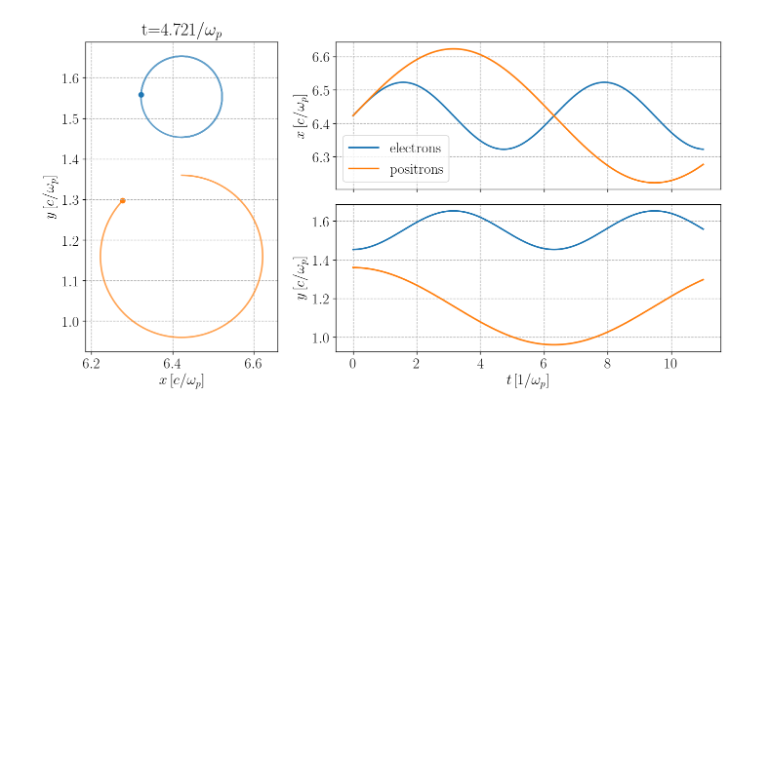
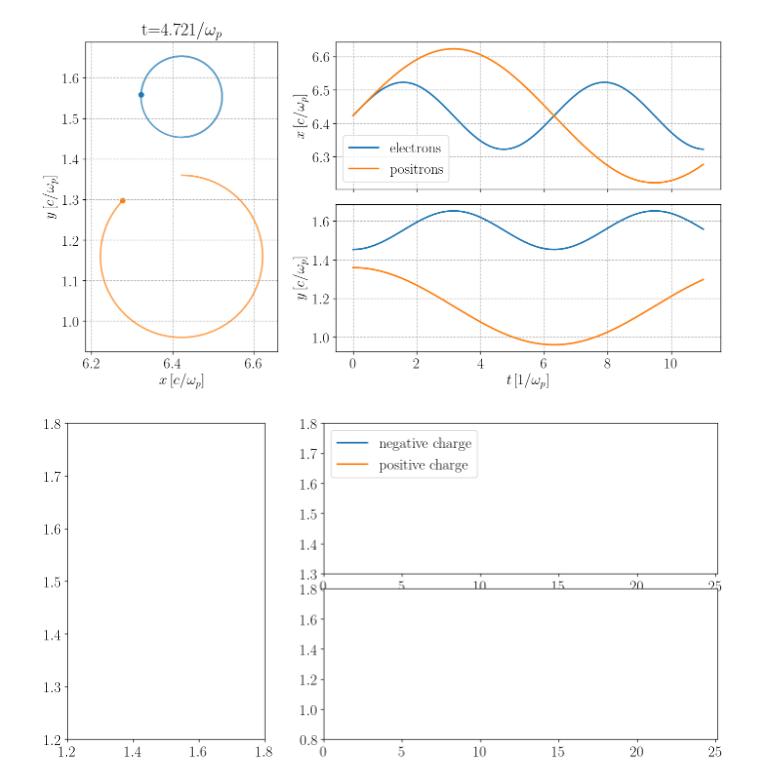
Before and after one commit to pardallio/zpic, a Jupyter notebook: python/Cyclotron Motion.ipynb, the cells around one changed output. Drawn from its saved outputs; the diff is of its cells as text; code cells hidden in the pictures; blank space fills up the shorter version.

```diff
--- a/python/Cyclotron Motion.ipynb
+++ b/python/Cyclotron Motion.ipynb
@@ -151,7 +142,7 @@ import matplotlib.gridspec as gridspec
 
 fig=plt.figure(figsize=(14, 7), dpi=120)
 plt.rcParams.update({'font.size': 18})
-C
+mpl.rc('text', usetex = 'True')
 mpl.rc('font', family = 'serif')
 
 gs2 = gridspec.GridSpec(2, 2, hspace=0.1,width_ratios=[1, 2])
@@ -184,3 +175,80 @@ ax3.grid(True,ls="--")
 plt.show()
 # %% [output]
 [figure]
+# %%
+import matplotlib.pyplot as plt
+import numpy as np
+from matplotlib import animation
+from IPython.display import HTML
+
+import numpy as np
+from matplotlib import pyplot as plt
+
+from matplotlib.animation import FuncAnimation
+#fig, axes = plt.subplots(2)
+
+fig=plt.figure(figsize=(14, 7), dpi=120)
+plt.rcParams.update({'font.size': 18})
+mpl.rc('text', usetex = 'True')
+mpl.rc('font', family = 'serif')
+
+gs2 = gridspec.GridSpec(2, 2, hspace=0.1,width_ratios=[1, 2])
+
+ax = plt.subplot(gs2[:, 0],xlim=(1.2,1.8),ylim=(1.2,1.8))
+line1,=ax.plot([],[],lw=2,alpha=0.7,c="C0")
+point1=ax.scatter([],[],color="C0")
+
+line2,=ax.plot([],[],lw=2,alpha=0.7,c="C1")
+point2=ax.scatter([],[],color="C1")
+
+ax2 = plt.subplot(gs2[0,1],xlim=(0,t[-1]),ylim=(1.3,1.8))
+#lineg,=ax2.plot([],[],lw=2,c='k',ls='--')
+line3,=ax2.plot([],[],lw=2,label="negative charge",c="C0")
+line4,=ax2.plot([],[],lw=2,label="positive charge",c="C1")
+ax2.legend(loc=2)
+
+ax3 = plt.subplot(gs2[1,1],xlim=(0,t[-1]),ylim=(0.8,1.8))
+line5,=ax3.plot([],[],lw=2,c="C0")
+line6,=ax3.plot([],[],lw=2,c="C1")
+
+
+def init():
+    line1.set_data([],[])
+    return line1,
+
+def animate(i):
+    #print(i,"of",len(t-1))
+    line1.set_data(e_posx_t[:i],e_posy_t[:i])
+    point1.set_offsets((e_posx_t[i],e_posy_t[i]))
+
+    line2.set_data(p_posx_t[:i],p_posy_t[:i])
+    point2.set_offsets((p_posx_t[i],p_posy_t[i]))
+
+    ax.grid(True,ls="--")
+    ax.set_xlabel("$x\,[c/\omega_p]$")
+    ax.set_ylabel("$y\,[c/\omega_p]$")
+    ax.set_aspect('equal')
+    ax.set_ylim(0.9,1.9)
+    if(i%10==0):
+        ax.set_title("t={:.2f}$1/\omega_p$".format(t[i]))
+    #ax.text(0.5, 1.01, "t={:.2f} $1/\omega_p$".format(t[i]), transform=ax.transAxes)
+
+    line3.set_data(t[:i],e_posx_t[:i])
+    line4.set_data(t[:i],p_posx_t[:i])
+    ax2.set_xticklabels([])
+    ax2.grid(True,ls="--")
+    ax2.set_ylabel("$x\,[c/\omega_p]$")
+    #ax2.legend(loc=2)
+
+    line5.set_data(t[:i],e_posy_t[:i])
+    line6.set_data(t[:i],p_posy_t[:i])
+    ax3.set_ylabel("$y\,[c/\omega_p]$")
+    ax3.set_xlabel("$t\,[1/\omega_p]$")
+    ax3.grid(True,ls="--")
+    print(i,"of",len(t),end="\r")
+    return line1,
+
+anim = FuncAnimation(fig, animate, init_func=init,
+                               frames=len(t), interval=5, blit=True)
+# %% [output]
+[figure, added]
```
Also changed, not shown: parts of 5 cells of this notebook, 1 other file.
